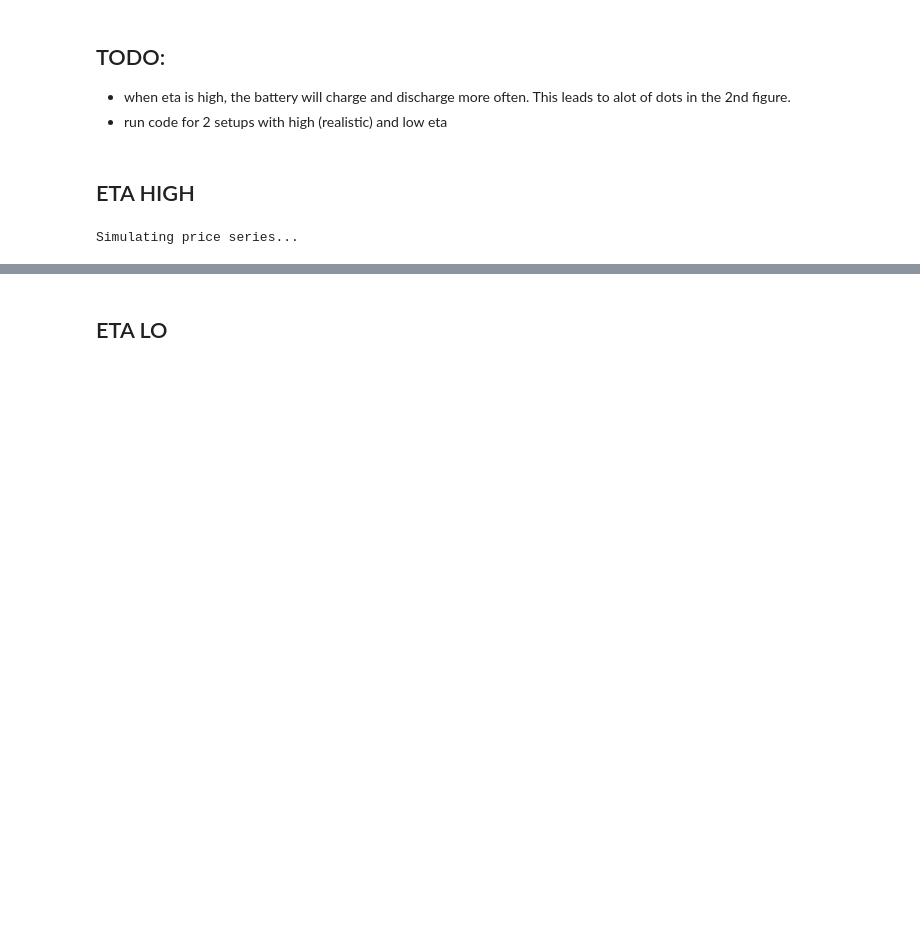
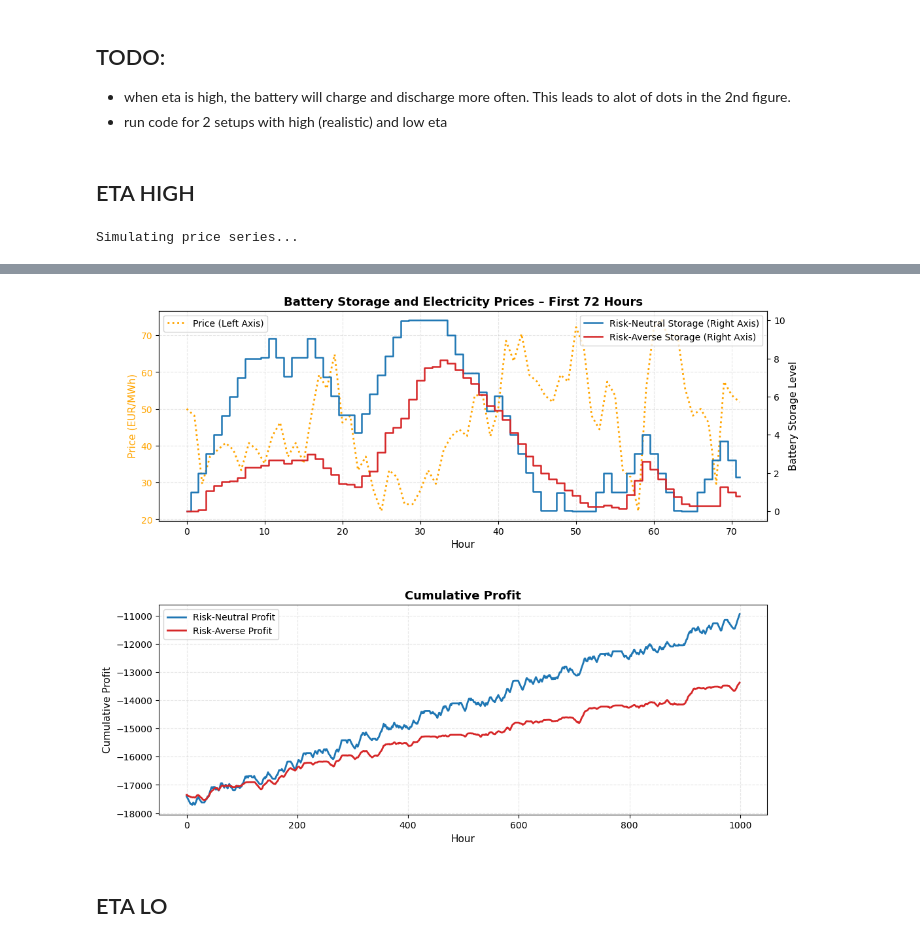
Before and after one commit to gqh814/battery, a Jupyter notebook: code/stylized_enviroment.ipynb, the cells around one changed output, grey strips where cells are left out. Saved outputs shown, nothing was run; the diff lists cells and outputs as text; code cells hidden in the pictures; blank space fills up the shorter version.

```diff
--- a/code/stylized_enviroment.ipynb
+++ b/code/stylized_enviroment.ipynb
@@ -170,6 +335,74 @@ p1-p2
 # %%
-print(np.allclose(v1,v2))
-v1-v2
+import matplotlib.pyplot as plt
+import numpy as np
+
+# Define labels and colors
+labels = {False: "Risk-Neutral", True: "Risk-Averse"}
+colors = {False: "#1f77b4", True: "#d62728"}  # Blue, Red
+
+plt.rcParams.update({
+    'axes.titlesize': 13,
+    'axes.labelsize': 11,
+    'legend.fontsize': 10,
+    'xtick.labelsize': 10,
+    'ytick.labelsize': 10
+})
+
+# --- Create two aligned subplots ---
+fig, (ax1, ax2) = plt.subplots(2, 1, figsize=(12, 10), sharex=False, gridspec_kw={'hspace': 0.4})
+
+# --- Top Plot: Battery Storage and Prices (72 Hours) ---
+ax1b = ax1.twinx()
+hours = np.arange(72)
+prices = results[False]['model'].prices_test[:72]
+line_price, = ax1.plot(
+    hours, prices, linestyle=":", color="orange", linewidth=2,
+    label="Price (Left Axis)"
+)
+ax1.set_ylabel("Price (EUR/MWh)", color="orange")
+ax1.tick_params(axis='y', labelcolor="orange")
+ax1.set_xlabel("Hour")
+
+# Storage on right y-axis
+storage_lines = []
+for risk_setting in [False, True]:
+    storage = results[risk_setting]['storage'][:72]
+    line, = ax1b.step(
+        hours, storage, where='mid',
+        label=f"{labels[risk_setting]} Storage (Right Axis)",
+        color=colors[risk_setting], linewidth=1.8
+    )
+    storage_lines.append(line)
+
+ax1b.set_ylabel("Battery Storage Level", color="black")
+ax1b.tick_params(axis='y', labelcolor="black")
+ax1.set_title("Battery Storage and Electricity Prices – First 72 Hours", fontweight='bold')
+
+# Add separate legends
+ax1.legend([line_price], ["Price (Left Axis)"], loc="upper left")
+ax1b.legend(storage_lines, [l.get_label() for l in storage_lines], loc="upper right")
+
+ax1.grid(True, linestyle="--", alpha=0.3)
+
+# --- Bottom Plot: Cumulative Profit Over Full Simulation ---
+time = np.arange(len(results[False]['profit']))
+for risk_setting in [False, True]:
+    profit = results[risk_setting]['profit']
+    ax2.plot(
+        time, profit,
+        label=f"{labels[risk_setting]} Profit",
+        color=colors[risk_setting], linewidth=2
+    )
+ax2.set_title("Cumulative Profit", fontweight='bold')
+ax2.set_xlabel("Hour")
+ax2.set_ylabel("Cumulative Profit")
+ax2.legend()
+ax2.grid(True, linestyle="--", alpha=0.3)
+
+plt.tight_layout()
+plt.show()
+# %% [output]
+[figure, added]
 # %% [markdown]
 ## ETA LO
 # %%
```
Also changed, not shown: parts of 8 cells of this notebook, 1 other file.
